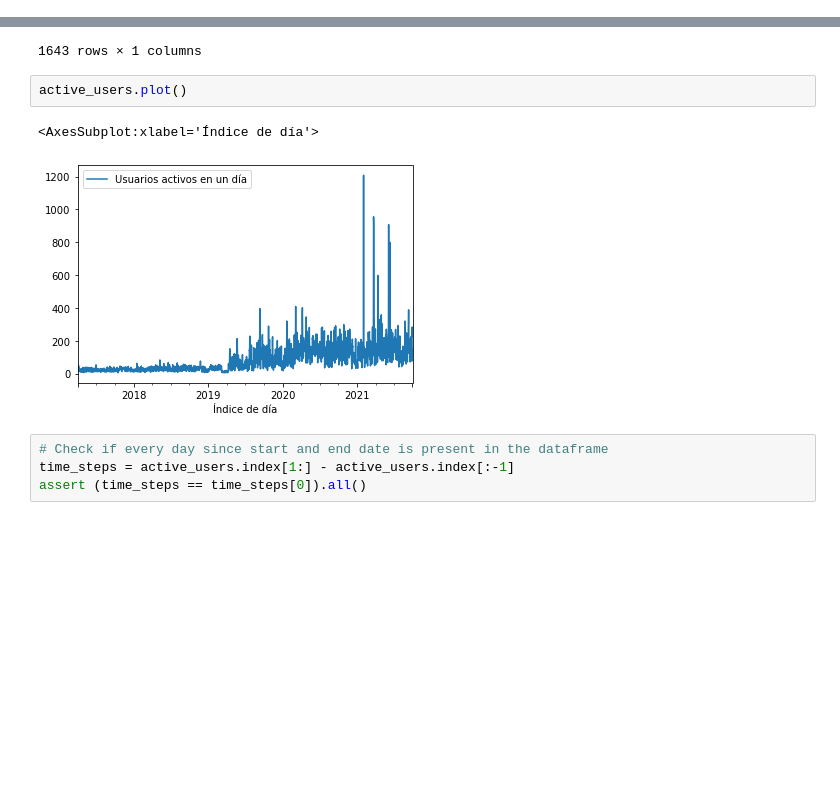
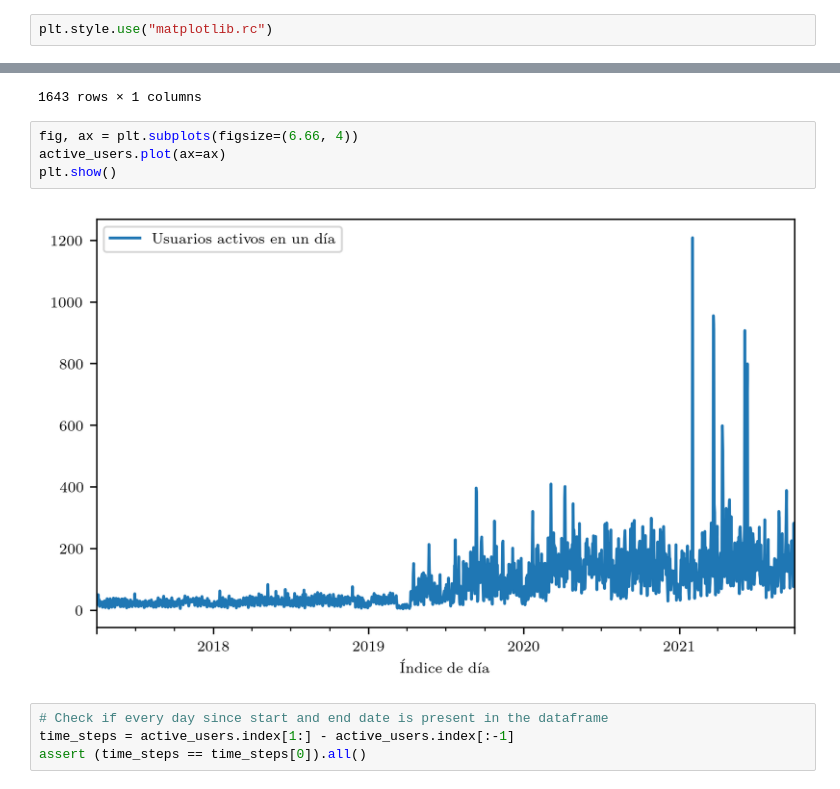
Before and after one commit to santisoler/phd-thesis, a Jupyter notebook: analytics/generate_figures.ipynb, the cells around one changed output, grey strips where cells are left out. Drawn from its saved outputs; the diff is of its cells as text; blank space fills up the shorter version.

Commit message:
Improve figures and save them into figs directory

```diff
--- a/analytics/generate_figures.ipynb
+++ b/analytics/generate_figures.ipynb
@@ -7 +11,3 @@ import matplotlib.pyplot as plt
+# %%
+plt.style.use("matplotlib.rc")
 # %% [markdown]
@@ -31,10 +39,11 @@ active_users
 | 2021-09-29 | 282 |
 1643 rows × 1 columns
 # %%
-active_users.plot()
+fig, ax = plt.subplots(figsize=(6.66, 4))
+active_users.plot(ax=ax)
+plt.show()
 # %% [output]
-<AxesSubplot:xlabel='Índice de día'>
-[figure, old version]
+[figure, new version]
 # %%
 # Check if every day since start and end date is present in the dataframe
 time_steps = active_users.index[1:] - active_users.index[:-1]
```
Also changed, not shown: parts of 12 cells of this notebook, 2 other files.
